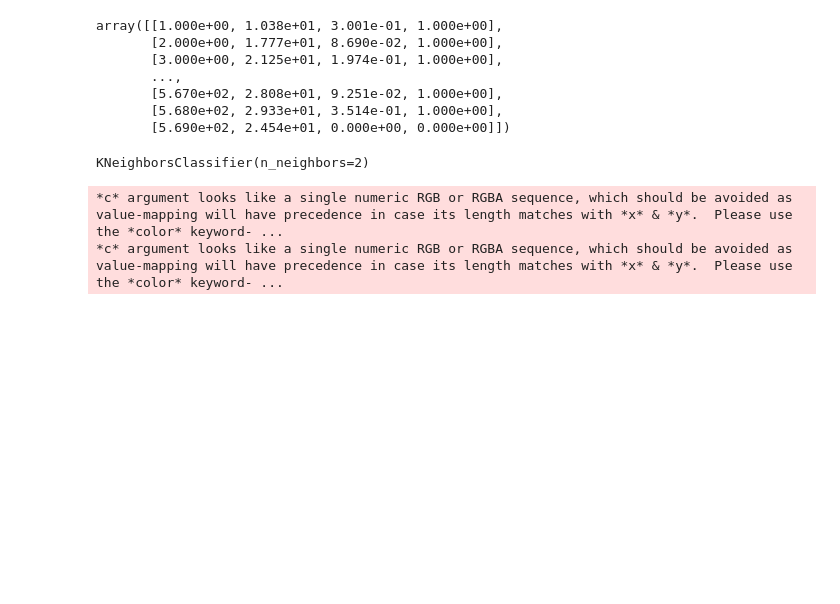
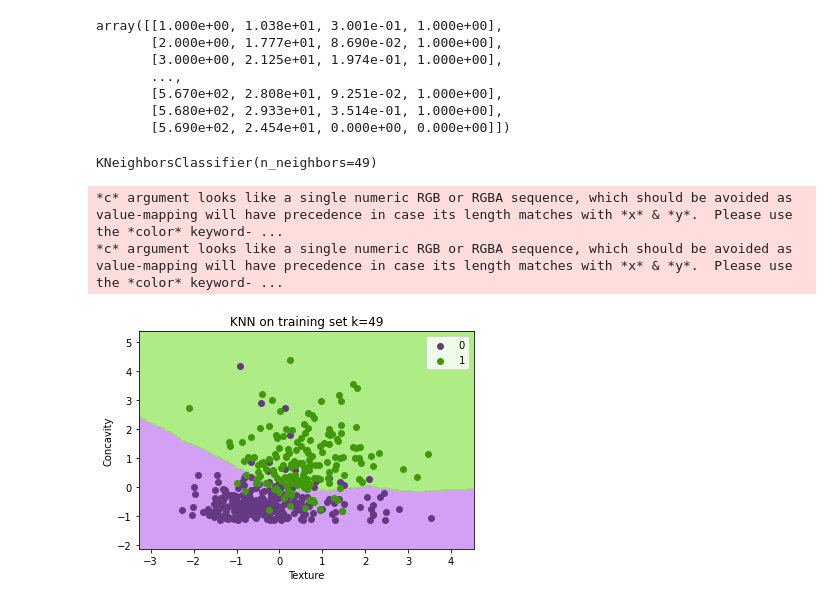
Before and after one commit to moticilla/classificationproblem, a Jupyter notebook: py_classification.ipynb, the cells around one changed output. Saved outputs shown, nothing was run; the diff lists cells and outputs as text; code cells hidden in the pictures; blank space fills up the shorter version.

```diff
--- a/py_classification.ipynb
+++ b/py_classification.ipynb
@@ -42,10 +42,10 @@ X_test = sc.transform(X_test)
 # %%
 # Fitting classifier to the Training set
 from sklearn.neighbors import KNeighborsClassifier
-classifier = KNeighborsClassifier(n_neighbors = 2)
+classifier = KNeighborsClassifier(n_neighbors = 49)
 classifier.fit(X_train, y_train)
 # %% [output]
-KNeighborsClassifier(n_neighbors=2)
+KNeighborsClassifier(n_neighbors=49)
 # %%
 # Predicting the Test set results
 y_pred = classifier.predict(X_test)
@@ -56,24 +56,25 @@ cm = confusion_matrix(y_test, y_pred)
 # %%
 # Visualising the Training set results
 from matplotlib.colors import ListedColormap
 X_set, y_set = X_train, y_train
 X1, X2 = np.meshgrid(np.arange(start = X_set[:, 0].min() - 1, stop = X_set[:, 0].max() + 1, step = 0.01),
                      np.arange(start = X_set[:, 1].min() - 1, stop = X_set[:, 1].max() + 1, step = 0.01))
 plt.contourf(X1, X2, classifier.predict(np.array([X1.ravel(), X2.ravel()]).T).reshape(X1.shape),
-             alpha = 0.75, cmap = ListedColormap(('#264653', '#f4a261')))
+             alpha = 0.75, cmap = ListedColormap(('#c680f2', '#93e85c')))
 plt.xlim(X1.min(), X1.max())
 plt.ylim(X2.min(), X2.max())
 for i, j in enumerate(np.unique(y_set)):
     plt.scatter(X_set[y_set == j, 0], X_set[y_set == j, 1],
-                c = ListedColormap(('#2a9d8f', '#e76f51'))(i), label = j)
-plt.title('KNN on training set')
+                c = ListedColormap(('#663a82', '#41980a'))(i), label = j)
+plt.title('KNN on training set k=49')
 plt.xlabel('Texture')
 plt.ylabel('Concavity')
 plt.legend()
 plt.show()
 # %% [output]
 *c* argument looks like a single numeric RGB or RGBA sequence, which should be avoided as value-mapping will have precedence in case its length matches with *x* & *y*.  Please use the *color* keyword- ...
 *c* argument looks like a single numeric RGB or RGBA sequence, which should be avoided as value-mapping will have precedence in case its length matches with *x* & *y*.  Please use the *color* keyword- ...
+[figure, added]
 # %%
 #method 2
 
```
Also changed, not shown: parts of 5 cells of this notebook, 3 other files.
